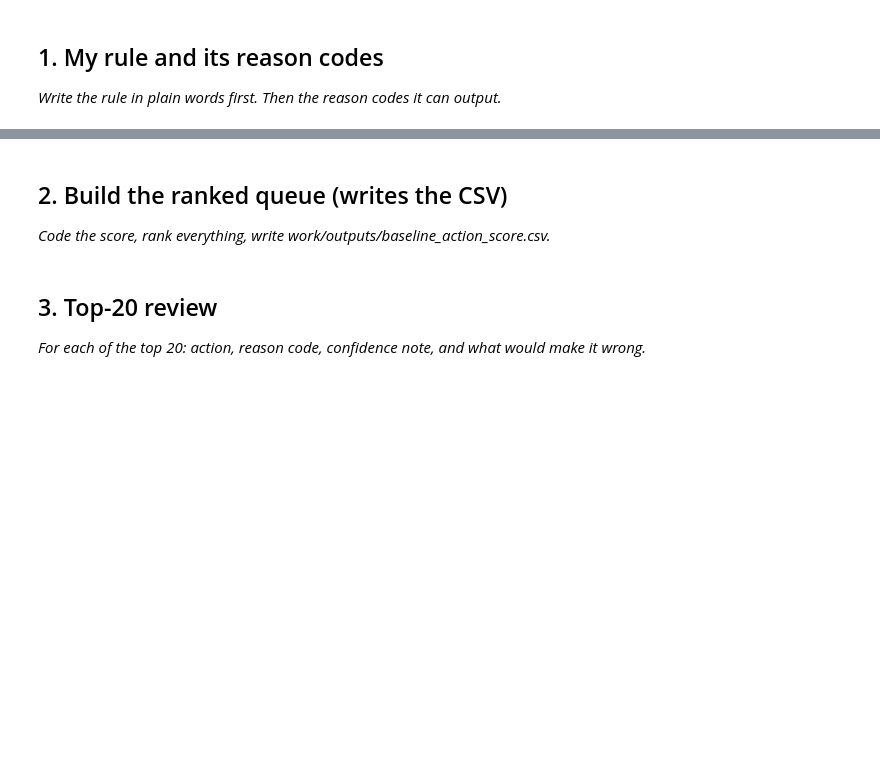
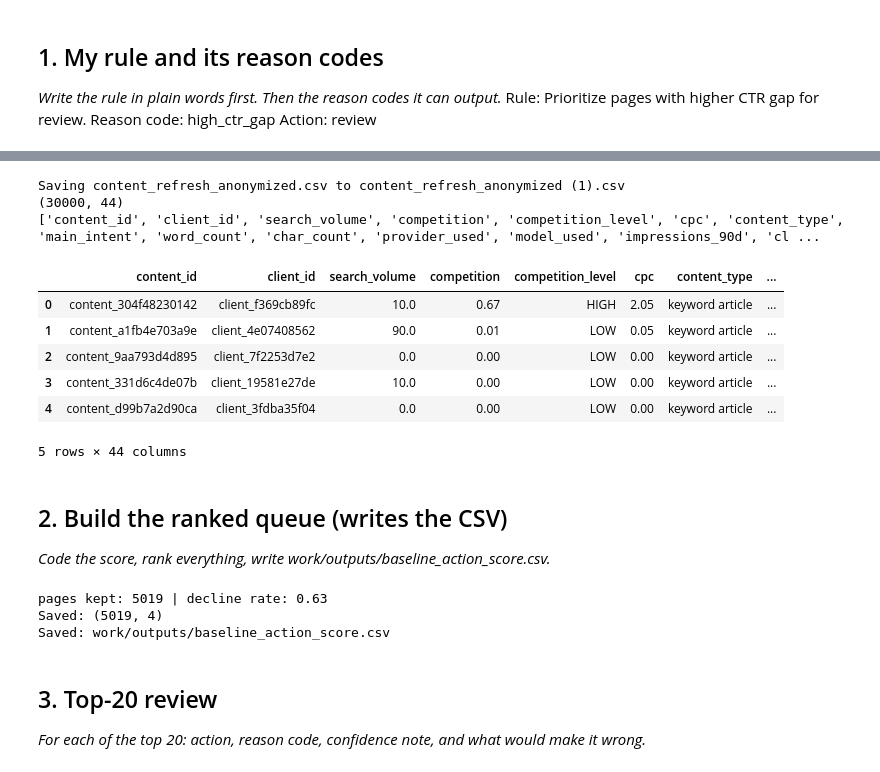
Before and after one commit to MuneezaKhan01/flyrank-ml-internship, a Jupyter notebook: work/notebooks/w04_baseline_score.ipynb, the cells around one changed output, grey strips where cells are left out. Cells and saved outputs as stored; diff of their text form; code cells hidden in the pictures; blank space fills up the shorter version.

```diff
--- a/work/notebooks/w04_baseline_score.ipynb
+++ b/work/notebooks/w04_baseline_score.ipynb
@@ -10,6 +10,17 @@ This skeleton is yours to fill. Work the sections **in order** — each one has
 ## 1. My rule and its reason codes
 
 *Write the rule in plain words first. Then the reason codes it can output.*
+Rule: Prioritize pages with higher CTR gap for review.
+Reason code: high_ctr_gap
+Action: review
 # %%
 # This cell is for CODE (numbers, a query, a check).
 # Write your text answer in the cell ABOVE this one — typing sentences here breaks Run All.
+import pandas as pd
+from google.colab import files
+uploaded = files.upload()
+df = pd.read_csv("content_refresh_anonymized.csv")
+print(df.shape)
+print(df.columns.tolist())
+df.head()
+# %% [output]
@@ -16,3 +28,13 @@ This skeleton is yours to fill. Work the sections **in order** — each one has
+Saving content_refresh_anonymized.csv to content_refresh_anonymized (1).csv
+(30000, 44)
+['content_id', 'client_id', 'search_volume', 'competition', 'competition_level', 'cpc', 'content_type', 'main_intent', 'word_count', 'char_count', 'provider_used', 'model_used', 'impressions_90d', 'cl ...
+|  | content_id | client_id | search_volume | competition | competition_level | cpc | content_type | ... |
+| 0 | content_304f48230142 | client_f369cb89fc | 10.0 | 0.67 | HIGH | 2.05 | keyword article | ... |
+| 1 | content_a1fb4e703a9e | client_4e07408562 | 90.0 | 0.01 | LOW | 0.05 | keyword article | ... |
+| 2 | content_9aa793d4d895 | client_7f2253d7e2 | 0.0 | 0.00 | LOW | 0.00 | keyword article | ... |
+| 3 | content_331d6c4de07b | client_19581e27de | 10.0 | 0.00 | LOW | 0.00 | keyword article | ... |
+| 4 | content_d99b7a2d90ca | client_3fdba35f04 | 0.0 | 0.00 | LOW | 0.00 | keyword article | ... |
+5 rows × 44 columns
 # %% [markdown]
 ## 2. Build the ranked queue (writes the CSV)
 
@@ -23,3 +42,36 @@ This skeleton is yours to fill. Work the sections **in order** — each one has
+# %%
+# This cell is for CODE (numbers, a query, a check).
+# Write your text answer in the cell ABOVE this one — typing sentences here breaks Run All.
+d = df[df["clicks_prev_30d"] >= 5].copy()
+d["declined"] = (d["clicks_last_30d"] < d["clicks_prev_30d"]).astype(int)
+
+d["ctr_prev"] = d["clicks_prev_30d"] / d["impressions_prev_30d"].replace(0, float("nan"))
+d = d.dropna(subset=["ctr_prev"])
+d["ctr_gap"] = d["ctr_prev"] - d.groupby("position_tier")["ctr_prev"].transform("median")
+
+print("pages kept:", len(d), "| decline rate:", round(d["declined"].mean(), 3))
+d["score"] = d["ctr_gap"]
+d = d.sort_values("score", ascending=False)
+d["rank"] = range(1, len(d) + 1)
+d["reason_code"] = "high_ctr_gap"
+d["action"] = "review"
+output = d[["rank", "score", "reason_code", "action"]].copy()
+
+output.to_csv("baseline_action_score.csv", index=False)
+
+print("Saved:", output.shape)
+output.head(10)
+import os
+
+os.makedirs("work/outputs", exist_ok=True)
+
+output.to_csv("work/outputs/baseline_action_score.csv", index=False)
+
+print("Saved:", "work/outputs/baseline_action_score.csv")
+# %% [output]
+pages kept: 5019 | decline rate: 0.63
+Saved: (5019, 4)
+Saved: work/outputs/baseline_action_score.csv
 # %% [markdown]
 ## 3. Top-20 review
 
```
Also changed, not shown: parts of 7 cells of this notebook.
